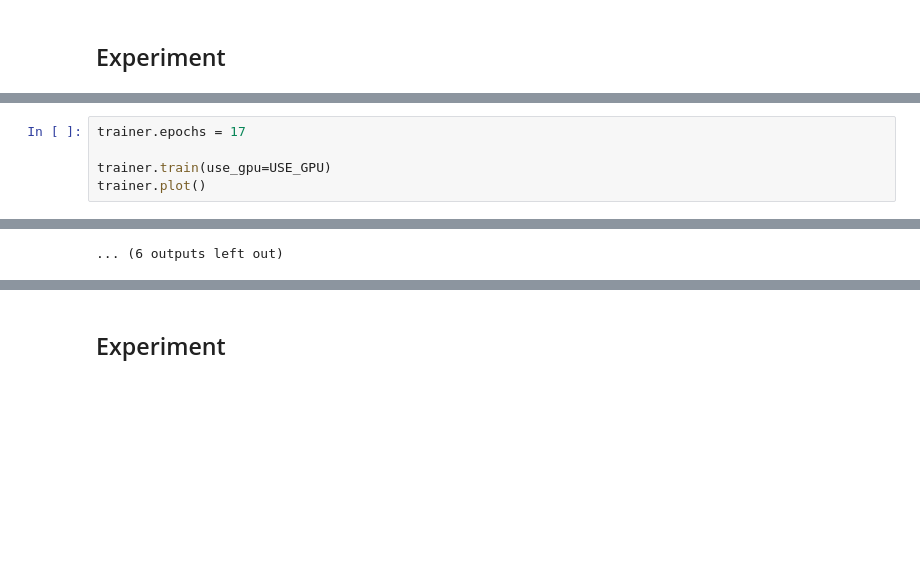
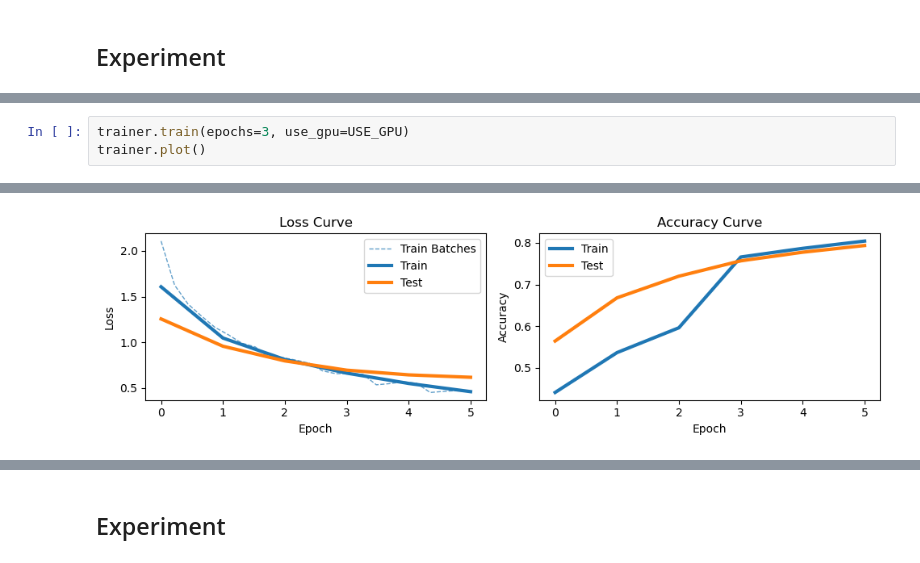
Before and after one commit to Ataago-AI/NN-Deep-Learning, a Jupyter notebook: assignment/NN_DL_Assignment_1.ipynb, the cells around one changed output, grey strips where cells are left out. Cells and saved outputs as stored; diff of their text form; blank space fills up the shorter version.

```diff
--- a/assignment/NN_DL_Assignment_1.ipynb
+++ b/assignment/NN_DL_Assignment_1.ipynb
@@ -522,6 +537,4 @@ Finished Training
 # %%
-trainer.epochs = 17
-
-trainer.train(use_gpu=USE_GPU)
+trainer.train(epochs=3, use_gpu=USE_GPU)
 trainer.plot()
 # %% [output]
@@ -624,2 +566,2 @@ Accuracy of the network on the 10000 test images: 82.08 %
-... (6 outputs left out)
+[figure, added]
 # %%
```
Also changed, not shown: parts of 17 cells of this notebook.
